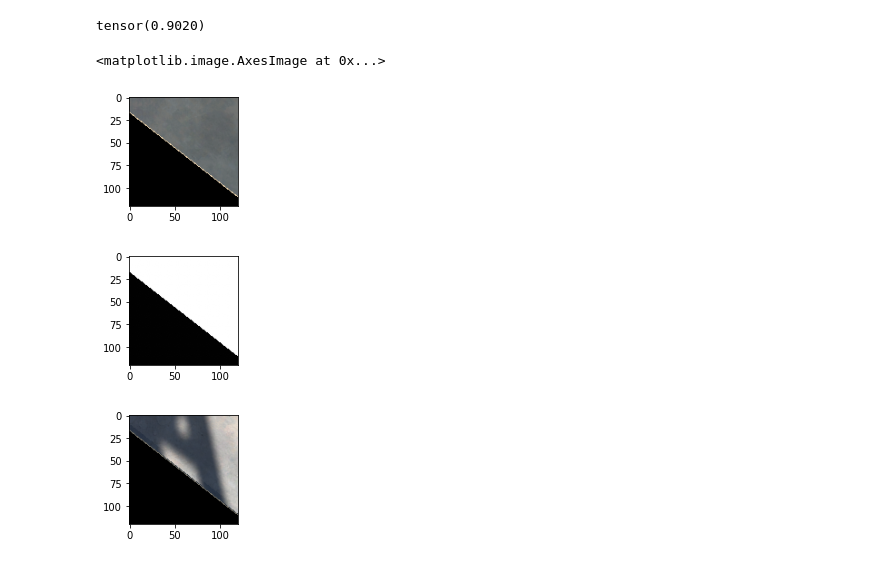
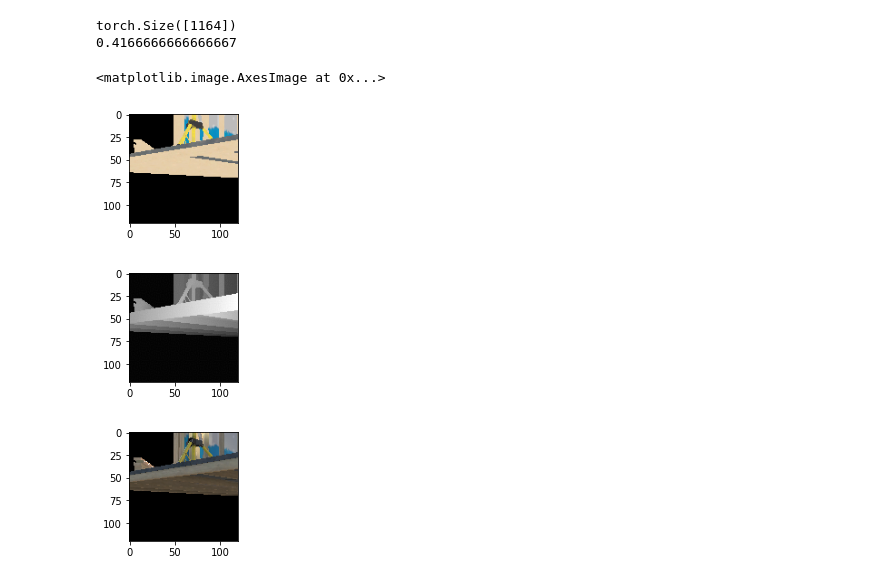
Before and after one commit to Blooker/gold-project-2021-ml, a Jupyter notebook: main.ipynb, the cells around one changed output. Saved outputs shown, nothing was run; the diff lists cells and outputs as text; code cells hidden in the pictures.

Commit message:
✨ New model, which is now additionally trained with position info from the 3D scene

```diff
--- a/main.ipynb
+++ b/main.ipynb
@@ -27,6 +27,8 @@ import time
 NUM_EPOCHS = 3
 LEARNING_RATE = 1e-3
 BATCH_SIZE = 128
+
+PATCH_SIZE = (120, 120)
 
 INPUT_IMAGE_DIR = "/media/blooker/Storage/gold-project-2021-images/480p/"
 
@@ -36,40 +38,49 @@ transform = transforms.Compose([
     transforms.ToTensor()
 ])
 # %%
-dataset = UnityDataset(INPUT_IMAGE_DIR, img_size=(480, 360), patch_size=(120, 120), transform=transform)
+dataset = UnityDataset(root_dir=INPUT_IMAGE_DIR,
+                       lit_folder='lit',
+                       unlit_folder='unlit',
+                       depth_folder='depth',
+                       csv_file='pos_data.csv',
+                       img_size=(480, 360),
+                       patch_size=PATCH_SIZE,
+                       transform=transform)
 
-train_set, valid_set, test_set = torch.utils.data.random_split(dataset, [302676, 27388, 128])
+train_set, valid_set, test_set = torch.utils.data.random_split(dataset, [1226939, 175277, 128])
 
 train_loader = DataLoader(dataset=train_set, batch_size=BATCH_SIZE, shuffle=True)
 valid_loader = DataLoader(dataset=valid_set, batch_size=BATCH_SIZE, shuffle=True)
 test_loader = DataLoader(dataset=test_set, batch_size=BATCH_SIZE, shuffle=False)
 # %%
-i = 127
+i = 13
 
 plt.figure(figsize=(10,2))
 
-x_img, x_dep, y = test_set[i]
+x_img, x_dep, x_patch, x_pos, y = test_set[i]
 
-print(x_dep.max())
+print(x_pos.shape)
+print(x_patch)
 
 img = x_img.permute(1,2,0)
 plt.imshow(img)
 
 plt.figure(figsize=(10,2))
 
 img = x_dep.permute(1,2,0)
 plt.imshow(img, cmap="gray")
 
 plt.figure(figsize=(10,2))
 
 img = y.permute(1,2,0)
 plt.imshow(img)
 # %% [output]
-tensor(0.9020)
+torch.Size([1164])
+0.4166666666666667
 <matplotlib.image.AxesImage at 0x...>
-[figure, old version]
+[figure, new version]
-[figure, old version]
+[figure, new version]
-[figure, old version]
+[figure, new version]
 # %%
 
 def get_device():
```
Also changed, not shown: parts of 9 cells of this notebook, 1 other file.
